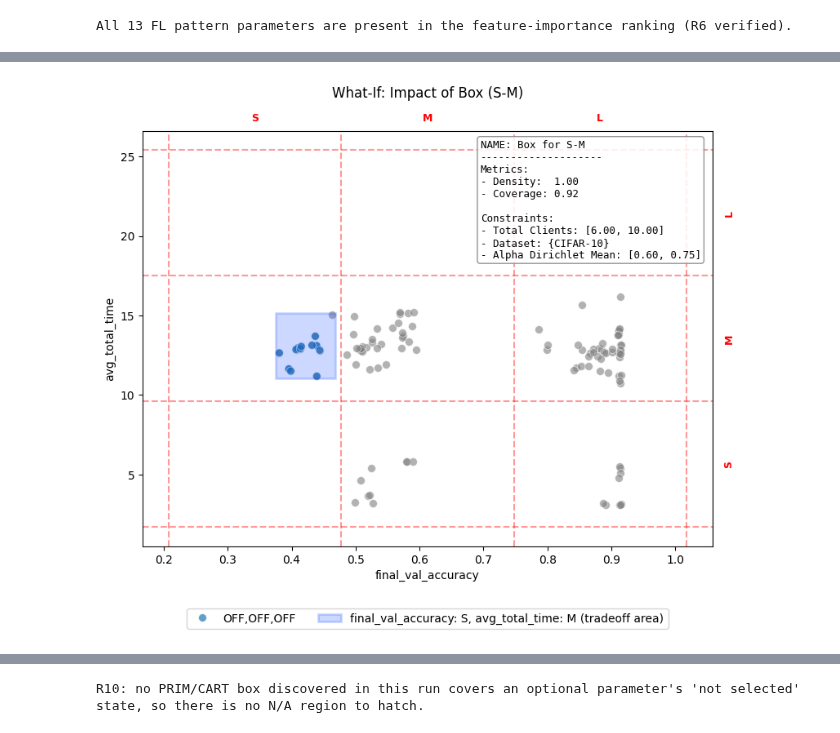
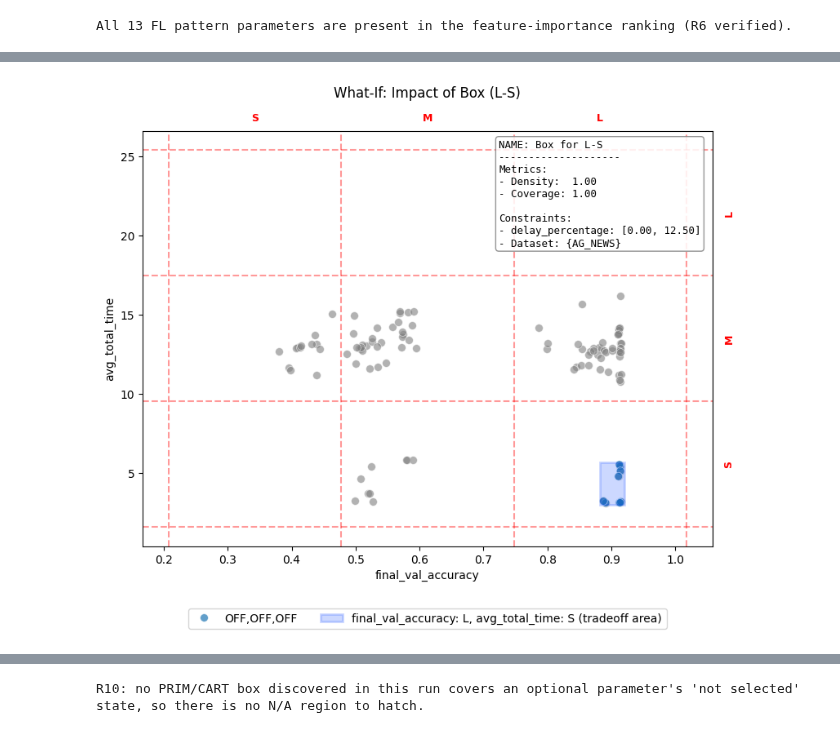
Before and after one commit to andresdp/patterns-sa, a Jupyter notebook: federatedlearning/analysis-fl-baseline.ipynb, the cells around one changed output, grey strips where cells are left out. Drawn from its saved outputs; the diff is of its cells as text; code cells hidden in the pictures.

```diff
--- a/federatedlearning/analysis-fl-baseline.ipynb
+++ b/federatedlearning/analysis-fl-baseline.ipynb
@@ -556,10 +726,10 @@ if has_stress:
 # %%
-# Which amount of patterning leads to each tradeoff? PRIM over the stress measures
+# Which amount of patterning leads to each tradeoff? PRIM over the stress measures that vary
 # (plus the environment factors that vary in this slice)
-if has_stress:
+if varying_stress:
     environment = [c for c in fl_slices.ENVIRONMENT_COLUMNS
                    if c in session.experiments_df.columns and session.experiments_df[c].nunique() > 1]
-    stress_parameters = [STRESS_TYPES, STRESS_INSTANCES] + environment
+    stress_parameters = varying_stress + environment
     print("Parameters:", stress_parameters)
     stress_boxes = []
     for tradeoff in session.get_tradeoffs(non_empty=True):
@@ -574,3 +744,5 @@ if has_stress:
                   f"lift {box.metrics.get('lift', 0):.2f})")
         else:
             print(f"{tradeoff.name}: no box")
+elif has_stress:
+    print("No stress measure varies in these runs (e.g. the baseline): no stress boxes to search.")
@@ -717,13 +897,16 @@ Running PRIM ... rhodium
 
 5 non-empty PRIM box(es) discovered across 5 non-empty tradeoffs.
 # %%
+# Box rules in original values (see "Reading the rules of a box" below);
+# box.readable_limits() gives the exact limits.
 boxes_to_keep = []
 print("Summary of PRIM boxes:")
 for idx, box in enumerate(prim_boxes):
     if not box.is_empty():
         lift = box.metrics.get('lift', None)
-        print(f" {idx+1}. For tradeoff {box.target_tradeoff} ({box.target_tradeoff_labels}): lift={lift:.2f} \n\t{box.readable_limits()}")
-        # print(box.actual_limits)
+        print(f" {idx+1}. For tradeoff {box.target_tradeoff} ({box.target_tradeoff_labels}): lift={lift:.2f}")
+        for param, condition in box.describe_limits(digits=3).items():
+            print(f"\t{param}: {condition}")
         boxes_to_keep.append(box)
     else:
         solutions = box.metrics.get('targets_in_box', 0)
@@ -774,8 +957,9 @@ for idx, box in enumerate(cart_boxes_all):
     if not box.is_empty():
         lift = box.metrics.get('lift', None)
         lift_str = f"{lift:.2f}" if lift is not None else "n/a"
-        print(f" {idx+1}. For tradeoff {box.target_tradeoff} ({box.target_tradeoff_labels}): "
-              f"lift={lift_str} \n\t{box.readable_limits()}")
+        print(f" {idx+1}. For tradeoff {box.target_tradeoff} ({box.target_tradeoff_labels}): lift={lift_str}")
+        for param, condition in box.describe_limits(digits=3).items():
+            print(f"\t{param}: {condition}")
         cart_boxes.append(box)
     else:
         solutions = box.metrics.get('targets_in_box', 0)
@@ -795,0 +992,8 @@ Running CART global discovery for all tradeoff combinations ...
+# %%
+for method_name, discovered_boxes in (("PRIM", prim_boxes), ("CART", cart_boxes)):
+    for box_index, box in enumerate(discovered_boxes, start=1):
+        if box.is_empty():
+            continue
+        explanation = session.explain_box_context(box, output_format='plain')
+        print(f"{method_name} Box {box_index}: {box.target_tradeoff} ({box.target_tradeoff_labels})\n{explanation['text']}")
+        print()
@@ -869,24 +1140,26 @@ session.get_tradeoff_coverage_matrix(cart_boxes, subset='test')
 # %%
 # Visualization of an example box: the first tradeoff that has a CART box
 # (cart_box_list is aligned with `tradeoffs`; tradeoffs without a box hold None)
-example = next(((box, t) for box, t in zip(cart_box_list, tradeoffs) if box is not None), None)
+# example = next(((box, t) for box, t in zip(cart_box_list, tradeoffs) if box is not None), None)
+example = list((box, t) for box, t in zip(cart_box_list, tradeoffs) if box is not None)[3]
+
 if example is None:
     print("No CART box to visualize.")
 else:
     example_box, example_tradeoff = example
     for x_col, y_col in itertools.combinations(outcome_cols, 2):
         session.show_box_impact_objective_space(
             box=example_box,
             x_metric=x_col,
             y_metric=y_col,
             tradeoff=session.get_tradeoff(example_tradeoff.name),
             show_box_summary=True,
             subset='test',
             cmap='tab10',
             alpha=0.7,
             figsize=(8, 7),
             s=50
         )
         plt.show()
 # %% [output]
-[figure, old version]
+[figure, new version]
```
Also changed, not shown: parts of 67 cells of this notebook, 41 other files.
